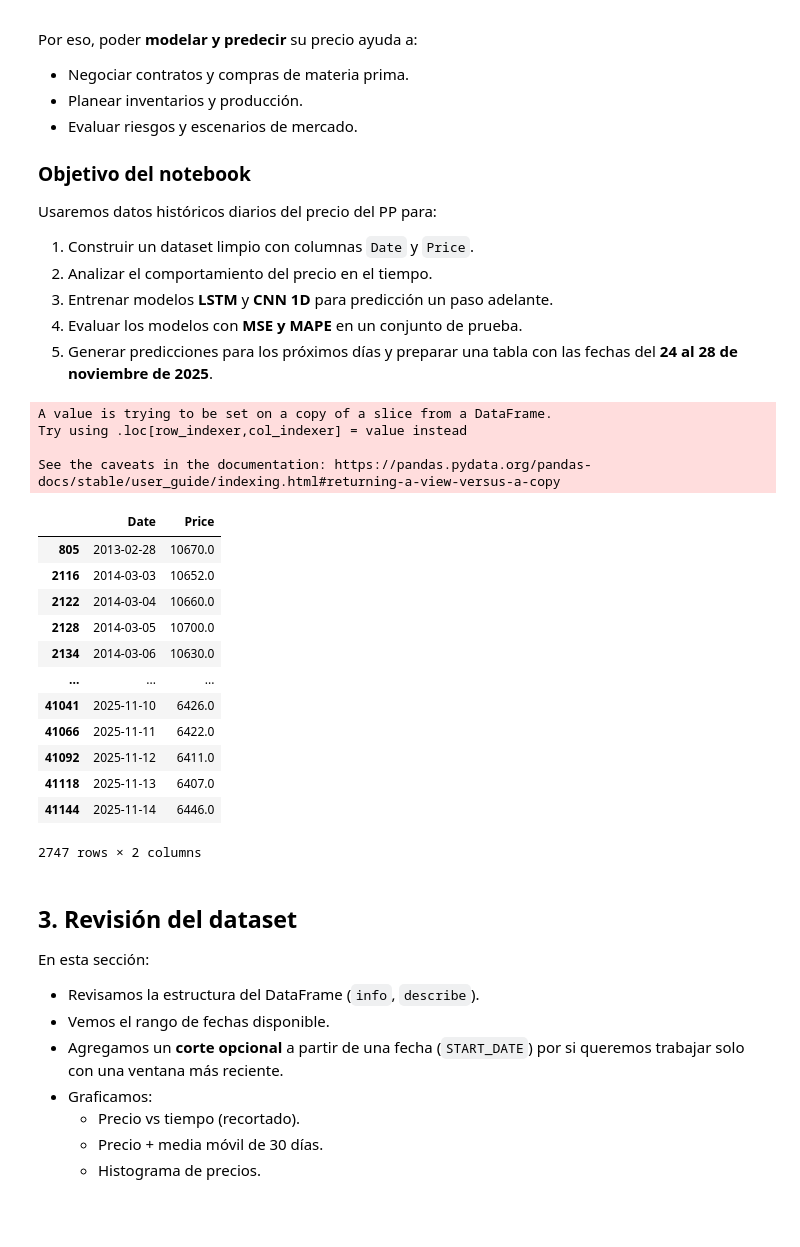
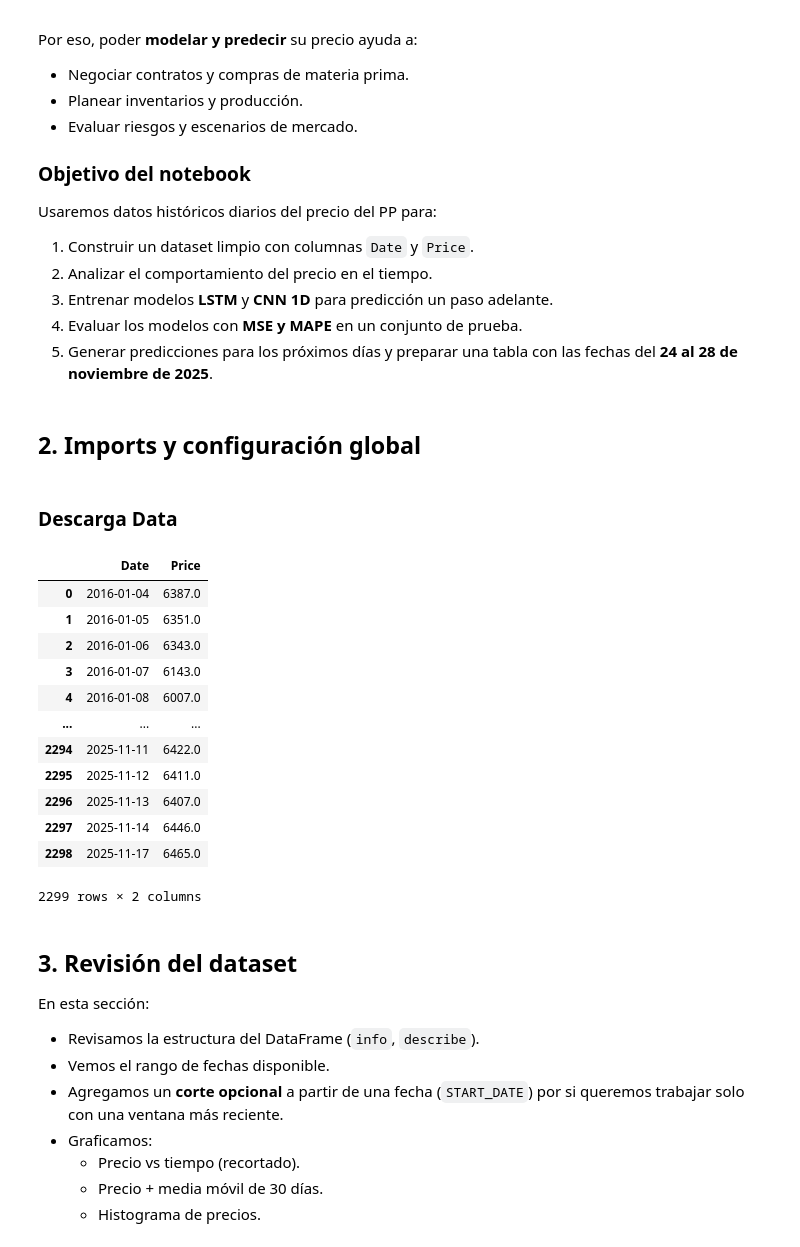
Before and after one commit to XTEP63/Examen-3-Polipropileno, a Jupyter notebook: polipropileno_prediccion_cnn_lstm.ipynb, the cells around one changed output. Saved outputs shown, nothing was run; the diff lists cells and outputs as text; code cells hidden in the pictures; blank space fills up the shorter version.

```diff
--- a/polipropileno_prediccion_cnn_lstm.ipynb
+++ b/polipropileno_prediccion_cnn_lstm.ipynb
@@ -39,4 +39,6 @@ Usaremos datos históricos diarios del precio del PP para:
 4. Evaluar los modelos con **MSE y MAPE** en un conjunto de prueba.
 5. Generar predicciones para los próximos días y preparar una tabla con las fechas
    del **24 al 28 de noviembre de 2025**.
+# %% [markdown]
+## 2. Imports y configuración global
 # %%
@@ -196,36 +197,39 @@ def plot_full_with_future(dates_all, y_all_inv, future_dates, future_inv, title_
         yaxis_title="Precio"
     )
     fig.show()
+# %% [markdown]
+### Descarga Data
 # %%
 from alphacast import Alphacast
 #%pip install alphacast
-alphacast = Alphacast("ak_ZzVauMty8sFS7oNDOHHS")
+alphacast = Alphacast("ak_eX9r2t13iRJ6uDIbKzD1")
 
-df = alphacast.datasets.dataset(40971).download_data("pandas")
+# df_raw = alphacast.datasets.dataset(40971).download_data("pandas")
+# df_raw.to_parquet("polipropileno_data.parquet")
+df_raw = pd.read_parquet("polipropileno_data.parquet")
 
-df_raw = df[df['Industrial'] == 'Polypropylene']
+df_raw = df_raw[df_raw['Industrial'] == 'Polypropylene']
 df_raw["Date"] = pd.to_datetime(df_raw["Date"])
 df_raw = df_raw.sort_values("Date")
 df_raw = df_raw[["Date", "Price"]]
-df_raw
+df_raw = df_raw[df_raw["Date"] >= START_DATE]
+df_raw = df_raw.reset_index(drop=True)
+df = df_raw
+df
 # %% [output]
+|  | Date | Price |
+| 0 | 2016-01-04 | 6387.0 |
+| 1 | 2016-01-05 | 6351.0 |
+| 2 | 2016-01-06 | 6343.0 |
+| 3 | 2016-01-07 | 6143.0 |
+| 4 | 2016-01-08 | 6007.0 |
+| ... | ... | ... |
+| 2294 | 2025-11-11 | 6422.0 |
+| 2295 | 2025-11-12 | 6411.0 |
+| 2296 | 2025-11-13 | 6407.0 |
+| 2297 | 2025-11-14 | 6446.0 |
+| 2298 | 2025-11-17 | 6465.0 |
-A value is trying to be set on a copy of a slice from a DataFrame.
-Try using .loc[row_indexer,col_indexer] = value instead
-
-See the caveats in the documentation: https://pandas.pydata.org/pandas-docs/stable/user_guide/indexing.html#returning-a-view-versus-a-copy
+2299 rows × 2 columns
-|  | Date | Price |
-| 805 | 2013-02-28 | 10670.0 |
-| 2116 | 2014-03-03 | 10652.0 |
-| 2122 | 2014-03-04 | 10660.0 |
-| 2128 | 2014-03-05 | 10700.0 |
-| 2134 | 2014-03-06 | 10630.0 |
-| ... | ... | ... |
-| 41041 | 2025-11-10 | 6426.0 |
-| 41066 | 2025-11-11 | 6422.0 |
-| 41092 | 2025-11-12 | 6411.0 |
-| 41118 | 2025-11-13 | 6407.0 |
-| 41144 | 2025-11-14 | 6446.0 |
-2747 rows × 2 columns
 # %%
 # Gráfica básica del precio vs tiempo (histórico completo descargado)
 
```
Also changed, not shown: parts of 6 cells of this notebook, 1 other file.
